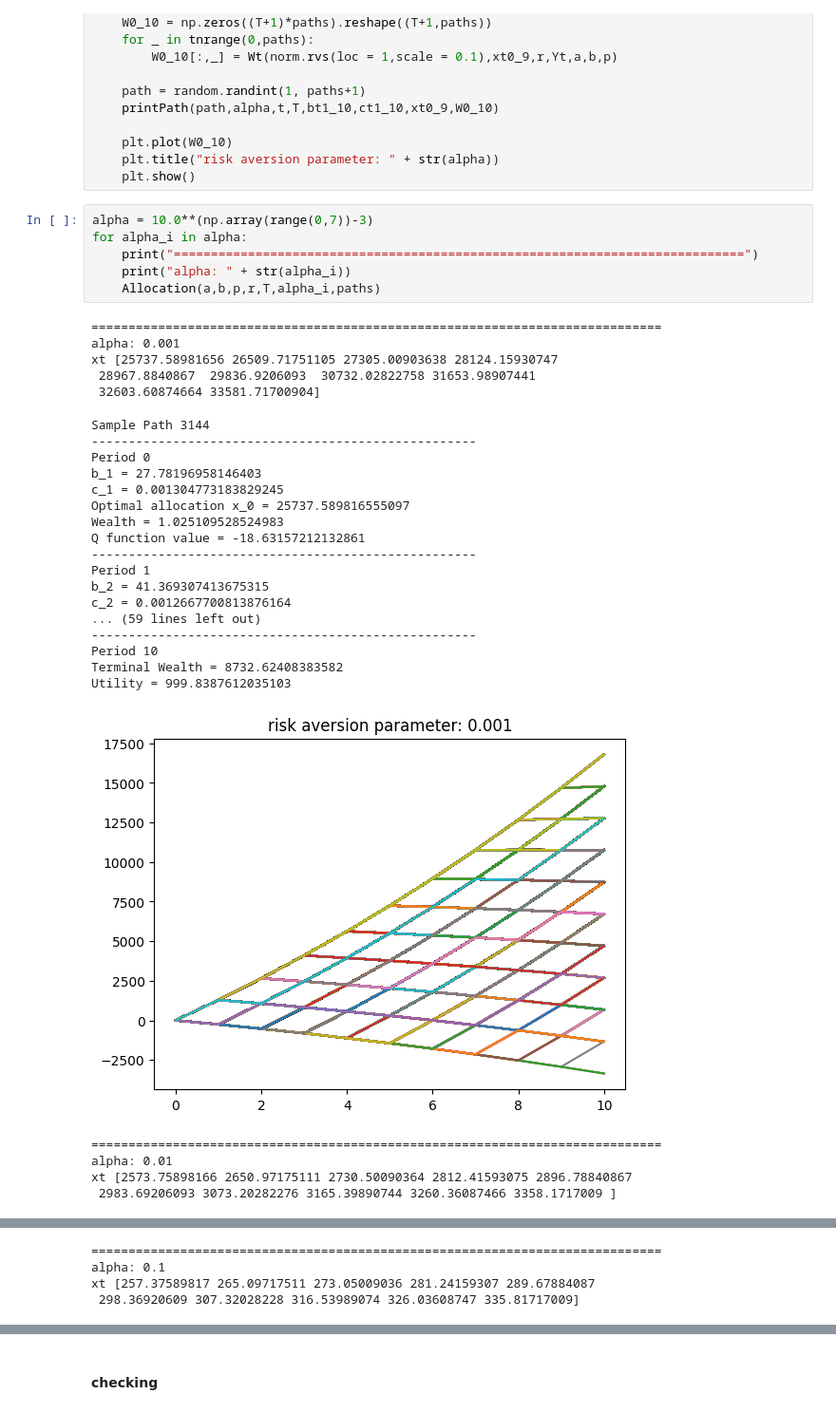
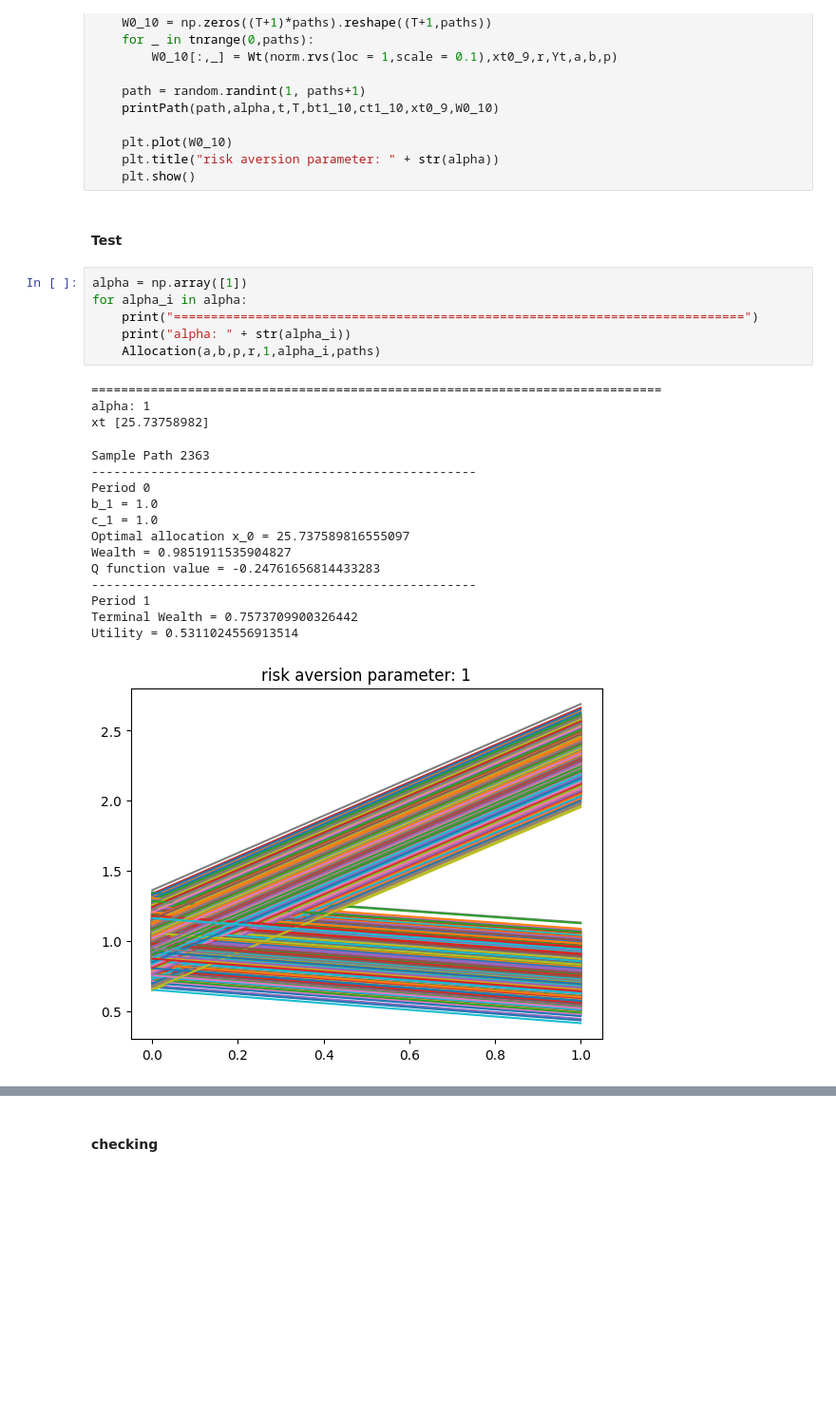
Before and after one commit to ZanCTN/MAFS-5370-Assignment-1, a Jupyter notebook: AnalyticalSolution.ipynb, the cells around one changed output, grey strips where cells are left out. Shown at 95% size. Cells and saved outputs as stored; diff of their text form; blank space fills up the shorter version.

```diff
--- a/AnalyticalSolution.ipynb
+++ b/AnalyticalSolution.ipynb
@@ -190,37 +190,28 @@ def Allocation(a,b,p,r,T,alpha,paths):
     plt.plot(W0_10)
     plt.title("risk aversion parameter: " + str(alpha))
     plt.show()
+# %% [markdown]
+#### Test
 # %%
-alpha = 10.0**(np.array(range(0,7))-3)
+alpha = np.array([1])
 for alpha_i in alpha:
     print("=============================================================================")
     print("alpha: " + str(alpha_i))
-    Allocation(a,b,p,r,T,alpha_i,paths)
+    Allocation(a,b,p,r,1,alpha_i,paths)
 # %% [output]
 =============================================================================
-alpha: 0.001
-xt [25737.58981656 26509.71751105 27305.00903638 28124.15930747
- 28967.8840867  29836.9206093  30732.02822758 31653.98907441
- 32603.60874664 33581.71700904]
+alpha: 1
+xt [25.73758982]
-Sample Path 3144
+Sample Path 2363
 ----------------------------------------------------
 Period 0
-b_1 = 27.78196958146403
-c_1 = 0.001304773183829245
-Optimal allocation x_0 = 25737.589816555097
-Wealth = 1.025109528524983
-Q function value = -18.63157212132861
+b_1 = 1.0
+c_1 = 1.0
+Optimal allocation x_0 = 25.737589816555097
+Wealth = 0.9851911535904827
+Q function value = -0.24761656814433283
 ----------------------------------------------------
 Period 1
-b_2 = 41.369307413675315
-c_2 = 0.0012667700813876164
-... (59 lines left out)
-----------------------------------------------------
-Period 10
-Terminal Wealth = 8732.62408383582
-Utility = 999.8387612035103
+Terminal Wealth = 0.7573709900326442
+Utility = 0.5311024556913514
-[figure, old version]
+[figure, new version]
-=============================================================================
-alpha: 0.01
-xt [2573.75898166 2650.97175111 2730.50090364 2812.41593075 2896.78840867
- 2983.69206093 3073.20282276 3165.39890744 3260.36087466 3358.1717009 ]
@@ -245,4 +217,0 @@ Utility = 99.10660659719738
-=============================================================================
-alpha: 0.1
-xt [257.37589817 265.09717511 273.05009036 281.24159307 289.67884087
- 298.36920609 307.32028228 316.53989074 326.03608747 335.81717009]
```
Also changed, not shown: parts of 3 cells of this notebook, 1 other file.
